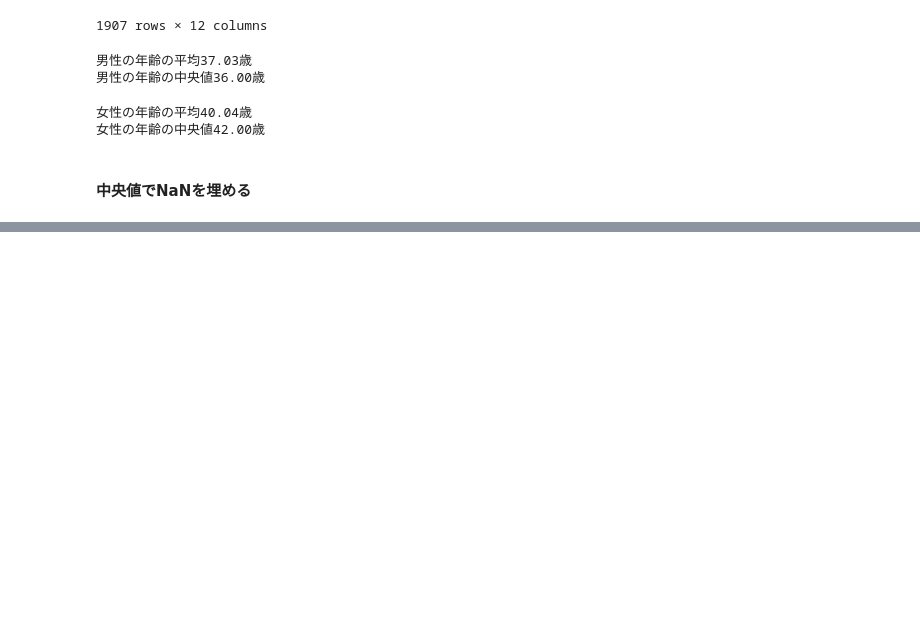
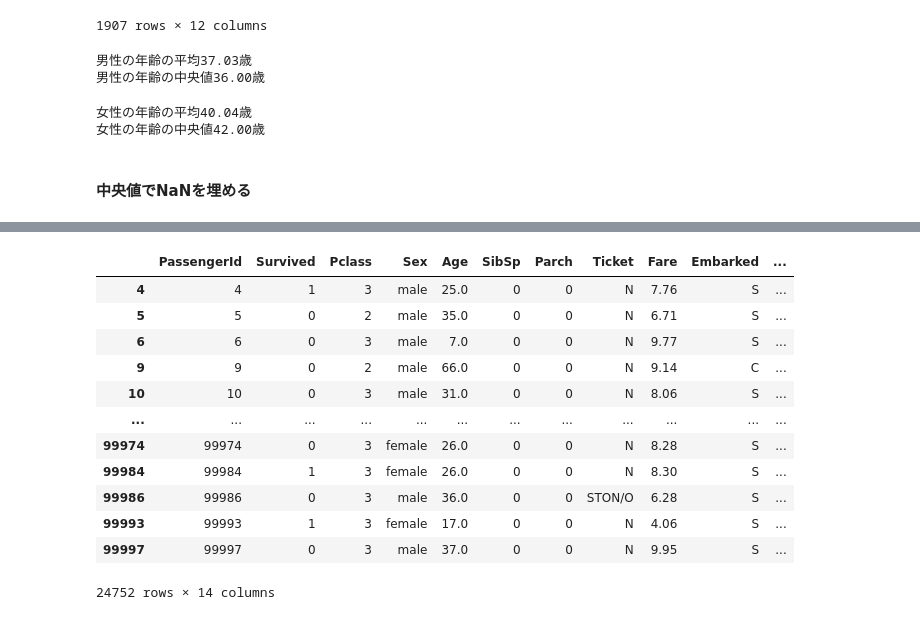
Before and after one commit to gonzou122/Tabular-Playground-Series---April-2021, a Jupyter notebook: code/EDA.ipynb, the cells around one changed output, grey strips where cells are left out. Cells and saved outputs as stored; diff of their text form; code cells hidden in the pictures; blank space fills up the shorter version.

```diff
--- a/code/EDA.ipynb
+++ b/code/EDA.ipynb
@@ -684,0 +864,19 @@ df_train
+# %%
+#欠損値を埋める
+df_train['Fare']=df_train['Fare'].fillna(df_train['Fare'].median())
+# %%
+df_train[df_train['Fare'] <= 10]
+# %% [output]
+|  | PassengerId | Survived | Pclass | Sex | Age | SibSp | Parch | Ticket | Fare | Embarked | ... |
+| 4 | 4 | 1 | 3 | male | 25.0 | 0 | 0 | N | 7.76 | S | ... |
+| 5 | 5 | 0 | 2 | male | 35.0 | 0 | 0 | N | 6.71 | S | ... |
+| 6 | 6 | 0 | 3 | male | 7.0 | 0 | 0 | N | 9.77 | S | ... |
+| 9 | 9 | 0 | 2 | male | 66.0 | 0 | 0 | N | 9.14 | C | ... |
+| 10 | 10 | 0 | 3 | male | 31.0 | 0 | 0 | N | 8.06 | S | ... |
+| ... | ... | ... | ... | ... | ... | ... | ... | ... | ... | ... | ... |
+| 99974 | 99974 | 0 | 3 | female | 26.0 | 0 | 0 | N | 8.28 | S | ... |
+| 99984 | 99984 | 1 | 3 | female | 26.0 | 0 | 0 | N | 8.30 | S | ... |
+| 99986 | 99986 | 0 | 3 | male | 36.0 | 0 | 0 | STON/O | 6.28 | S | ... |
+| 99993 | 99993 | 1 | 3 | female | 17.0 | 0 | 0 | N | 4.06 | S | ... |
+| 99997 | 99997 | 0 | 3 | male | 37.0 | 0 | 0 | N | 9.95 | S | ... |
+24752 rows × 14 columns
```
Also changed, not shown: parts of 39 cells of this notebook.
